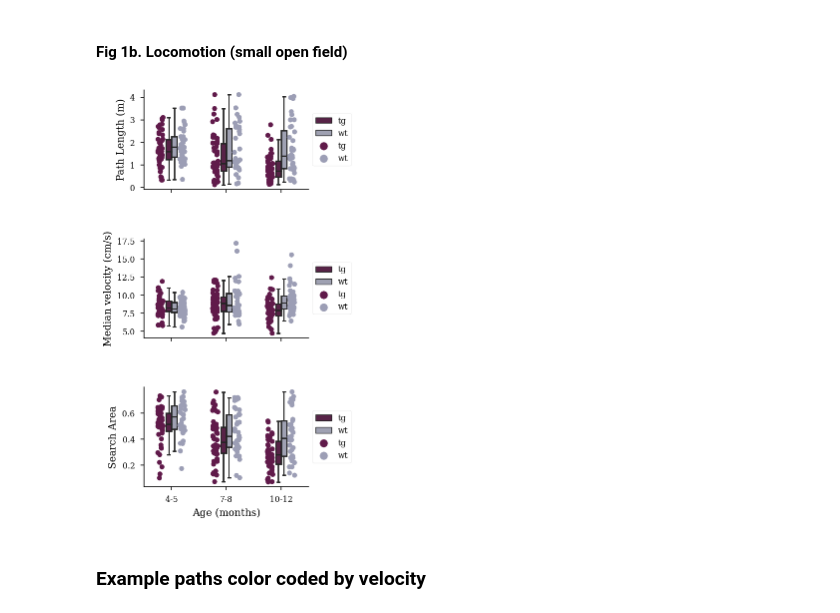
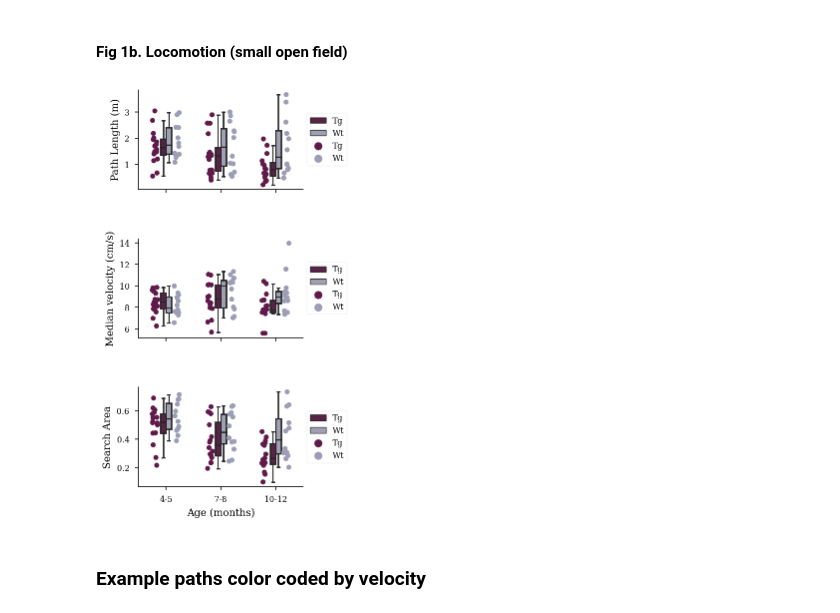
Before and after one commit to lolaBerkowitz/TgF344-AD_Open_Field, a Jupyter notebook: notebooks/TgF344_OF_figs.ipynb, the cells around one changed output. Cells and saved outputs as stored; diff of their text form; code cells hidden in the pictures.

Commit message:
heatmaps for figure 1 and changed locomotion measures to plot day means per rat

```diff
--- a/notebooks/TgF344_OF_figs.ipynb
+++ b/notebooks/TgF344_OF_figs.ipynb
@@ -133,3 +133,34 @@ See the caveats in the documentation: https://pandas.pydata.org/pandas-docs/stab
 | 4 | Tg104_D1 | tg | D1 | 2.571390 | 4.250983 | 13.196852 | 7.470793 | ... |
 | 6 | Tg105_D1 | tg | D1 | 4.231299 | 4.649838 | 14.660602 | 6.847991 | ... |
 | 8 | Tg106_D1 | tg | D1 | 2.125159 | 4.514121 | 13.530253 | 8.800542 | ... |
+# %%
+sm_data_path = '/Users/lauraberkowitz/github/TgF344-AD_Open_Field/notebooks/data/small_open_field_measures.csv'
+df_sm = pd.read_csv(sm_data_path)
+
+# loop through subjects
+
+#for each subject compute mean per time point
+path = []
+velocity = []
+search = []
+thig = []
+subject = []
+time_point = []
+group = []
+for sub in np.unique(df_sm.subID):
+    temp = df_sm[df_sm.subID == sub]
+    for time in np.unique(temp.time_point):
+        if sub > 199:
+            group.append('Wt')
+        else:
+            group.append('Tg')
+        subject.append(sub)
+        time_point.append(time)
+        path.append( temp["path_length"][temp.time_point == time].mean() )
+        velocity.append( temp["median_velocity"][temp.time_point == time].mean() )
+        search.append( temp["search_area"][temp.time_point == time].mean() )
+        thig.append( temp["thigmotaxis"][temp.time_point == time].mean() )
+# %%
+d = {'path_length': path, 'median_velocity': velocity,'search_area': search,'thigmotaxis': thig,'subID': subject,'time_point': time_point,'group': group}
+df_new = pd.DataFrame(d)
+df_new
@@ -157,34 +186,34 @@ fig_save_path = '/Users/lauraberkowitz/github/TgF344-AD_Open_Field/notebooks/fig
 # %%
 fig, axs = plt.subplots(3,1, figsize=set_size('thesis', fraction=.5, subplots=(4, 1)))
 fig.subplots_adjust(hspace = .5, wspace=1)
 axs = axs.ravel()
 
-data_plots('time_point',df_sm.path_length/1000,df_sm,'group',axs[0])
-data_plots('time_point','median_velocity',df_sm,'group',axs[1])
-data_plots('time_point','search_area',df_sm,'group',axs[2])
+data_plots('time_point',df_new.path_length/1000,df_new,'group',axs[0])
+data_plots('time_point','median_velocity',df_new,'group',axs[1])
+data_plots('time_point','search_area',df_new,'group',axs[2])
 
 for ax in np.arange(3):
     axs[ax].spines['right'].set_visible(False)
     axs[ax].spines['top'].set_visible(False)
     axs[ax].legend(loc='center left', bbox_to_anchor=(1, 0.5))
 
 axs[0].set_ylabel("Path Length (m)")
 axs[1].set_ylabel("Median velocity (cm/s)")
 axs[2].set_ylabel("Search Area")
 axs[2].set_xticklabels(['4-5','7-8','10-12'])
 axs[2].set_xlabel("Age (months)")
 axs[2].spines['right'].set_visible(False)
 axs[2].spines['top'].set_visible(False)
 axs[2].legend(loc='center left', bbox_to_anchor=(1, 0.5))
 
 axs[0].set_xticklabels(['','',''])
 axs[1].set_xticklabels(['','',''])
 axs[0].set_xlabel("")
 axs[1].set_xlabel("")
 
 plt.savefig(fig_save_path+'small_of_distance.svg',dpi=300,bbox_inches='tight')
 # %% [output]
-[figure, old version]
+[figure, new version]
 # %% [markdown]
 ### Example paths color coded by velocity
 # %%
```
Also changed, not shown: parts of 12 cells of this notebook, 4 other files.
